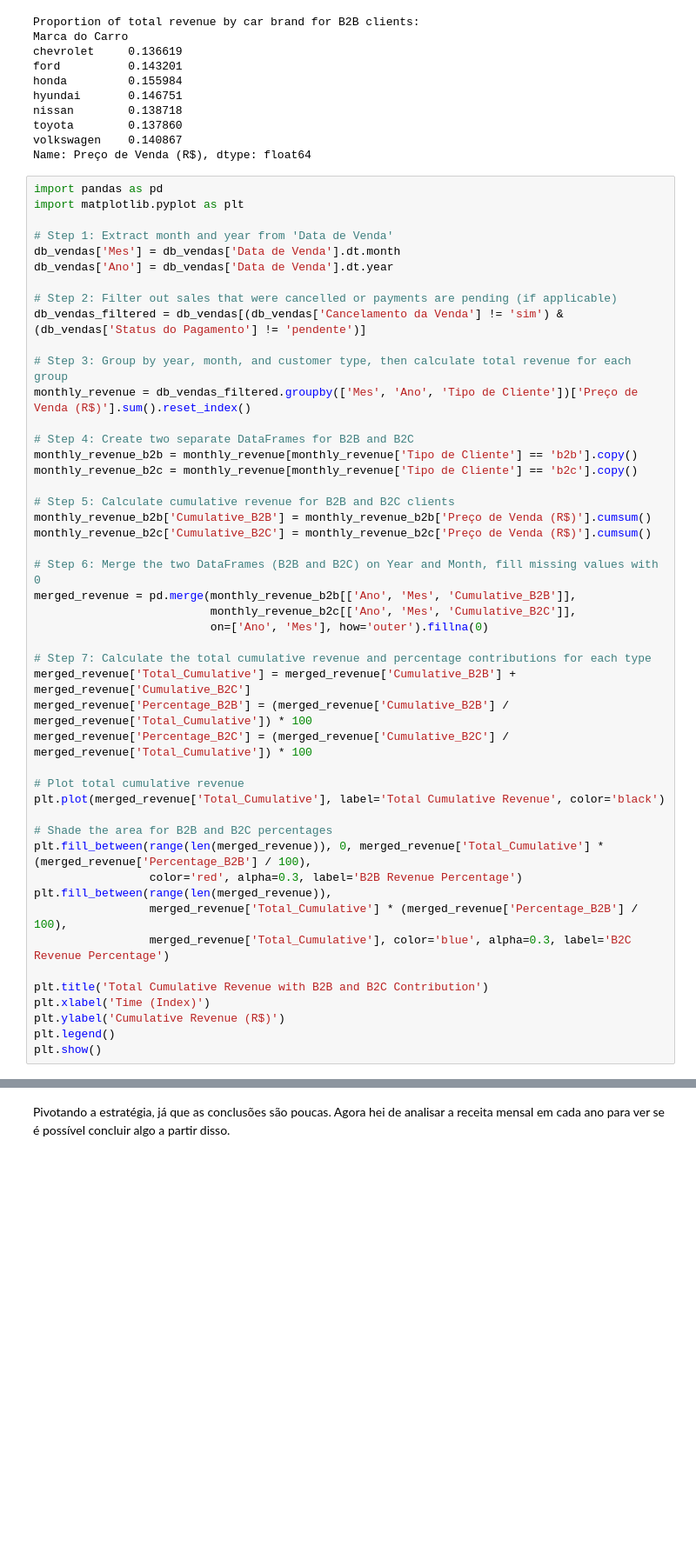
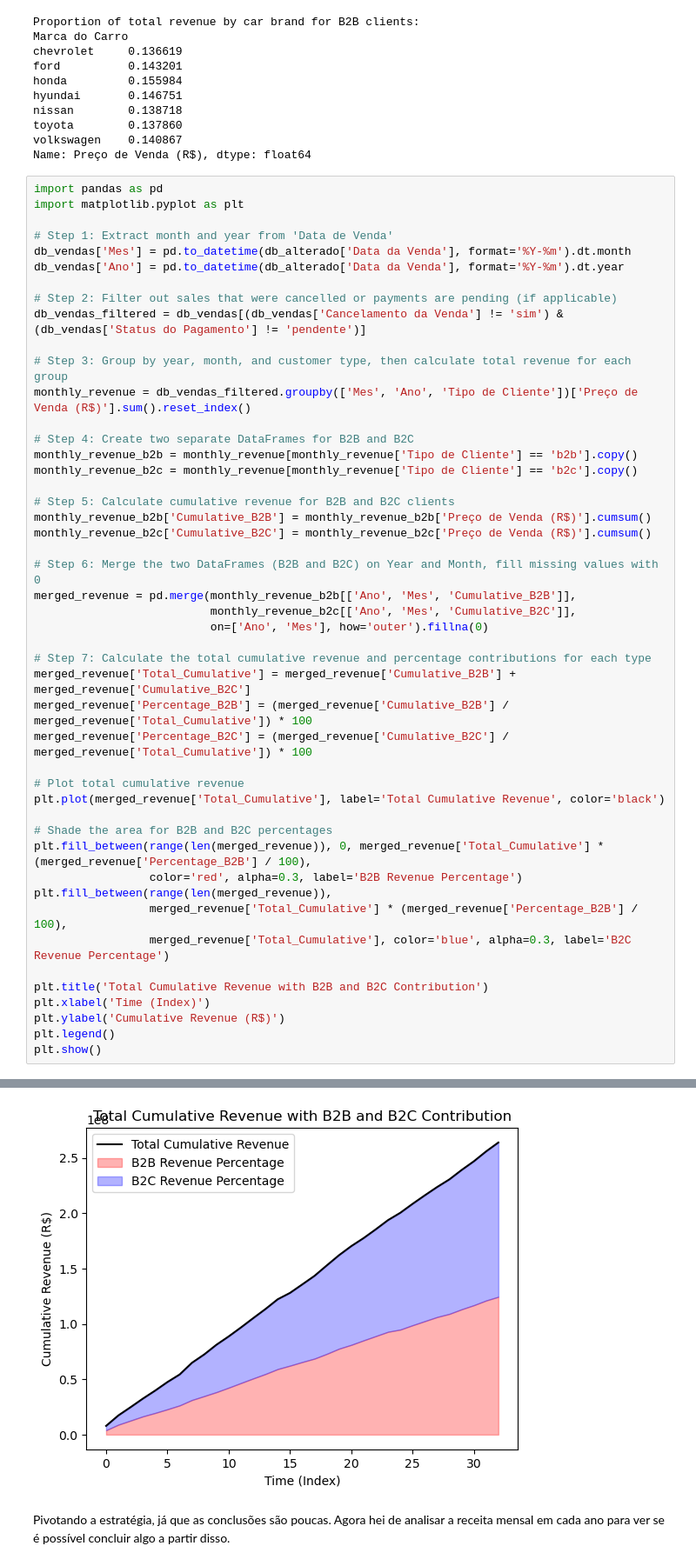
Before and after one commit to Henrique-Albuquerque2/PS-IJR-Grupo10, a Jupyter notebook: AnaliseVendas.ipynb, the cells around one changed output, grey strips where cells are left out. Shown at 87% size. Saved outputs shown, nothing was run; the diff lists cells and outputs as text; blank space fills up the shorter version.

```diff
--- a/AnaliseVendas.ipynb
+++ b/AnaliseVendas.ipynb
@@ -1019,8 +1006,8 @@ import pandas as pd
 import matplotlib.pyplot as plt
 
 # Step 1: Extract month and year from 'Data de Venda'
-db_vendas['Mes'] = db_vendas['Data de Venda'].dt.month
-db_vendas['Ano'] = db_vendas['Data de Venda'].dt.year
+db_vendas['Mes'] = pd.to_datetime(db_alterado['Data da Venda'], format='%Y-%m').dt.month
+db_vendas['Ano'] = pd.to_datetime(db_alterado['Data da Venda'], format='%Y-%m').dt.year
 
 # Step 2: Filter out sales that were cancelled or payments are pending (if applicable)
 db_vendas_filtered = db_vendas[(db_vendas['Cancelamento da Venda'] != 'sim') & (db_vendas['Status do Pagamento'] != 'pendente')]
@@ -1066,3 +1052,4 @@ KeyError: 'Data de Venda'
+[figure, added]
 # %% [markdown]
 Pivotando a estratégia, já que as conclusões são poucas. Agora hei de analisar a receita mensal em cada ano para ver se é possível concluir algo a partir disso.
 # %%
```
Also changed, not shown: parts of 12 cells of this notebook, 2 other files.
